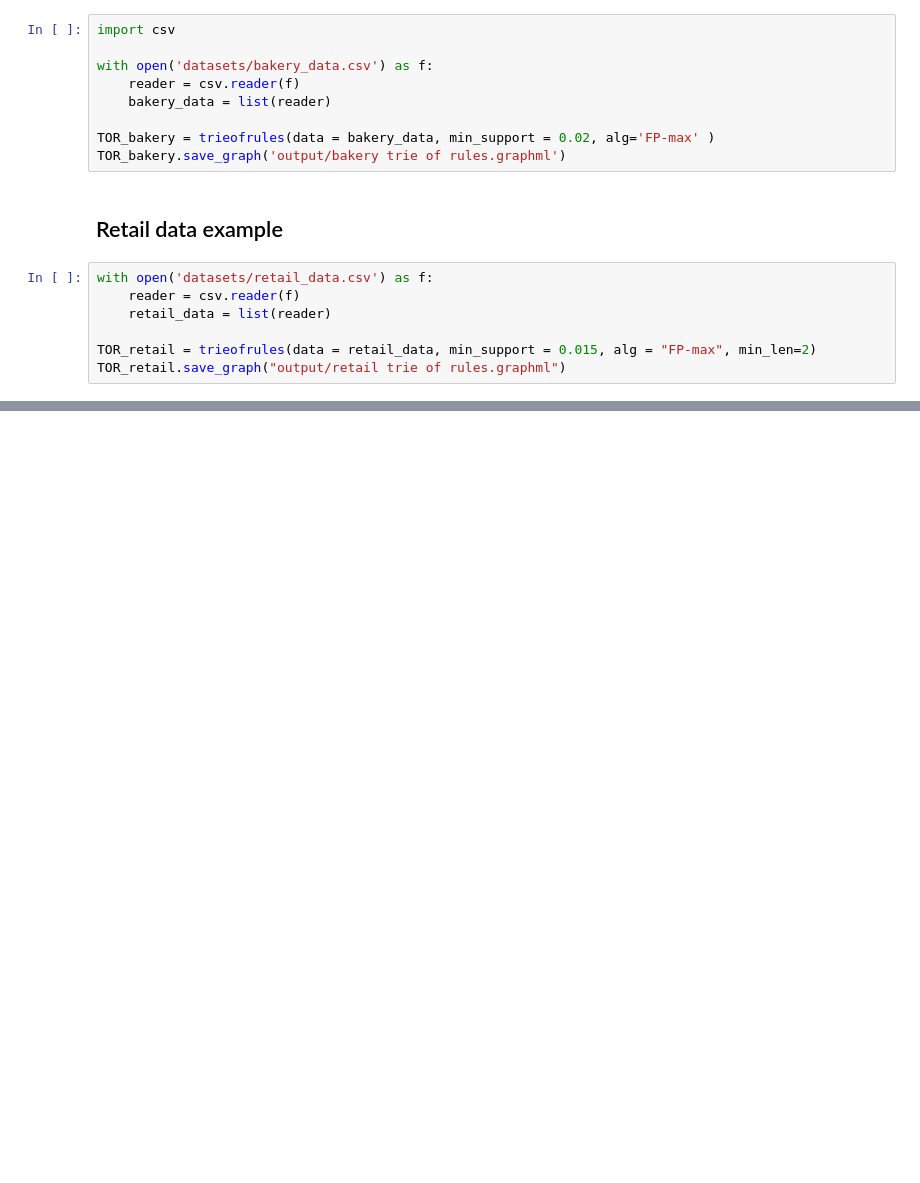
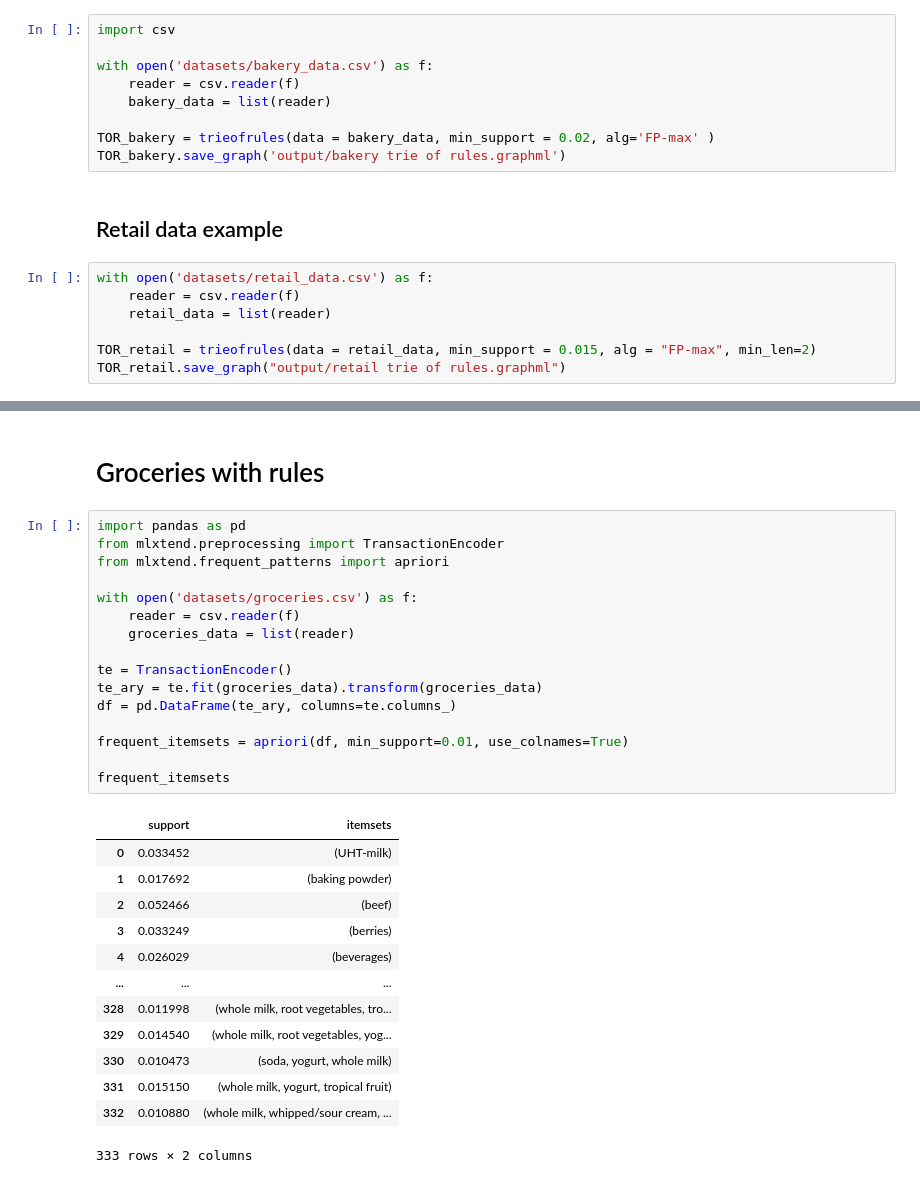
Before and after one commit to ARM-interpretation/Trie-of-rules, a Jupyter notebook: Example.ipynb, the cells around one changed output, grey strips where cells are left out. Drawn from its saved outputs; the diff is of its cells as text; blank space fills up the shorter version.

```diff
--- a/Example.ipynb
+++ b/Example.ipynb
@@ -64,0 +81,32 @@ TOR_retail.save_graph("output/retail trie of rules.graphml")
+# %% [markdown]
+# Groceries with rules
+# %%
+import pandas as pd
+from mlxtend.preprocessing import TransactionEncoder
+from mlxtend.frequent_patterns import apriori
+
+with open('datasets/groceries.csv') as f:
+    reader = csv.reader(f)
+    groceries_data = list(reader)
+
+te = TransactionEncoder()
+te_ary = te.fit(groceries_data).transform(groceries_data)
+df = pd.DataFrame(te_ary, columns=te.columns_)
+
+frequent_itemsets = apriori(df, min_support=0.01, use_colnames=True)
+
+frequent_itemsets
+# %% [output]
+|  | support | itemsets |
+| 0 | 0.033452 | (UHT-milk) |
+| 1 | 0.017692 | (baking powder) |
+| 2 | 0.052466 | (beef) |
+| 3 | 0.033249 | (berries) |
+| 4 | 0.026029 | (beverages) |
+| ... | ... | ... |
+| 328 | 0.011998 | (whole milk, root vegetables, tro... |
+| 329 | 0.014540 | (whole milk, root vegetables, yog... |
+| 330 | 0.010473 | (soda, yogurt, whole milk) |
+| 331 | 0.015150 | (whole milk, yogurt, tropical fruit) |
+| 332 | 0.010880 | (whole milk, whipped/sour cream, ... |
+333 rows × 2 columns
```
Also changed, not shown: parts of 9 cells of this notebook, 22 other files.
